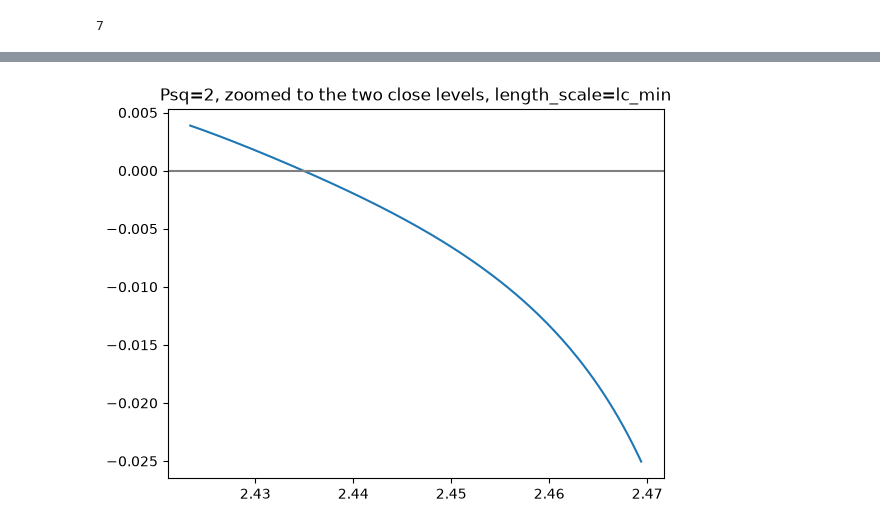
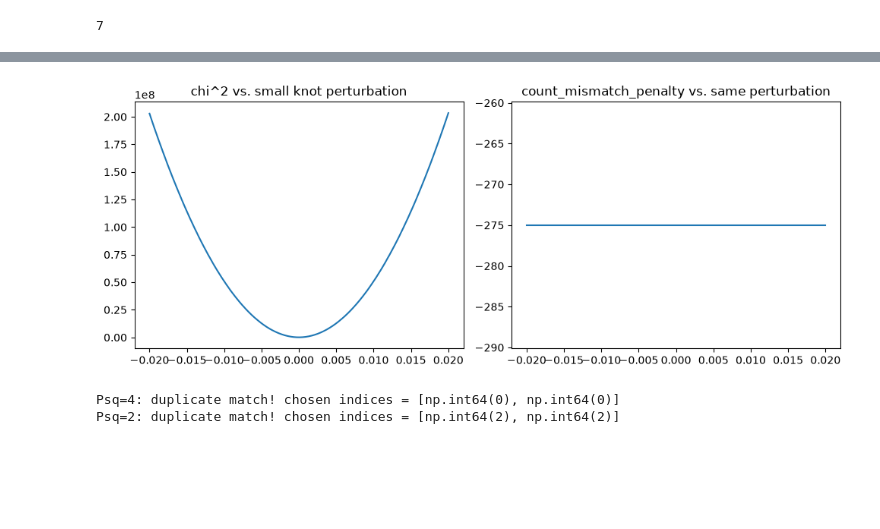
Before and after one commit to ShingLi15/Gaussian-Process-Regressions-for-Di-Nucleon-Data, a Jupyter notebook: Research Paper/GPR using data.ipynb, the cells around one changed output, grey strips where cells are left out. Drawn from its saved outputs; the diff is of its cells as text; code cells hidden in the pictures; blank space fills up the shorter version.

```diff
--- a/Research Paper/GPR using data.ipynb
+++ b/Research Paper/GPR using data.ipynb
@@ -797,7 +797,7 @@ Stage 1.
     - builds nxn kernel matrix, given hyperparamters
     - adds small jitter term
 # %%
-num_knots = 8
+num_knots = 5
 knots = np.linspace(q2_min,q2_max,num_knots) # knots ->x
 
 def RBC_kernel(x,y,sigma,length_scale): # kernel matrix
@@ -1597,21 +1612,56 @@ Sectors most often short on predicted zeros:
 # %%
-Psq = 2
-f_values, sigma, length_scale = best_cold_state_cov   # or any state you have handy
+def scan_for_discontinuity(f_values, sigma, length_scale, channel_data, knot_idx=0, delta_range=0.02, n=200):
+    Kinv_base = Kinv_Grid(q_star_sq_grid, sigma, length_scale, f_values)
+    deltas = np.linspace(-delta_range, delta_range, n)
+    chi2_vals = []
+    penalty_vals = []
 
-# Try an artificially tight length_scale near lc_min to see if the GP
-# can even in principle wiggle fast enough to produce 2 crossings here
-Kinv = Kinv_Grid(q_star_sq_grid, sigma, lc_min, f_values)
-F_vals = np.array([F_function(E, Psq_to_nP[Psq], alpha, 6) for E in Ecm_grid])
-Q = np.real(Kinv + F_vals)
+    for d in deltas:
+        f_perturbed = f_values.copy()
+        f_perturbed[knot_idx] += d
+        Kinv = Kinv_Grid(q_star_sq_grid, sigma, length_scale, f_perturbed)
+        loglike, chi2 = log_likelihood(f_perturbed, sigma, length_scale, channel_data, Kinv)
+        # penalty = loglike - (-0.5*chi2) when chi2 is finite; otherwise it's the big_penalty branch
+        penalty = loglike - (-0.5*chi2) if np.isfinite(chi2) else np.nan
+        chi2_vals.append(chi2)
+        penalty_vals.append(penalty)
 
-# zoom tightly on just this pair's energy window
-target_q2 = [0.4924, 0.4999]
-target_Ecm = [2*np.sqrt(q*1 + m**2) for q in target_q2]  # rough conversion, adjust if needed
-mask = (Ecm_grid > target_Ecm[0]-0.02) & (Ecm_grid < target_Ecm[1]+0.02)
+    plt.figure(figsize=(10,4))
+    plt.subplot(1,2,1)
+    plt.plot(deltas, chi2_vals)
+    plt.title("chi^2 vs. small knot perturbation")
+    plt.subplot(1,2,2)
+    plt.plot(deltas, penalty_vals)
+    plt.title("count_mismatch_penalty vs. same perturbation")
+    plt.tight_layout()
+    plt.show()
 
-plt.plot(Ecm_grid[mask], Q[mask])
-plt.axhline(0, color='gray')
-plt.title(f"Psq={Psq}, zoomed to the two close levels, length_scale=lc_min")
-plt.show()
+scan_for_discontinuity(best_cold_state_cov[0], best_cold_state_cov[1], best_cold_state_cov[2], observed_cache_fake_data)
 # %% [output]
-[figure, old version]
+[figure, new version]
+# %%
+def count_duplicate_matches(f_values, sigma, length_scale, channel_data):
+    Kinv = Kinv_Grid(q_star_sq_grid, sigma, length_scale, f_values)
+    L = channel_data["L"]
+    sector_keys = channel_data["sector_keys"]
+    obs = channel_data["obs"]
+    needed_Psq = sorted(set(psq for psq, _ in sector_keys))
+
+    pred_by_sector = {Psq: np.sort(find_Zeros_GPR(f_values, sigma, length_scale, L, Psq, Kinv)) for Psq in needed_Psq}
+    matched_idx_by_sector = {}
+
+    for i, (Psq, level_index) in enumerate(sector_keys):
+        E_pred_arr = (pred_by_sector[Psq]/2)**2 - m**2
+        if len(E_pred_arr) == 0:
+            continue
+        nearest_idx = np.argmin(np.abs(E_pred_arr - obs[i]))
+        matched_idx_by_sector.setdefault(Psq, []).append(nearest_idx)
+
+    for Psq, idxs in matched_idx_by_sector.items():
+        if len(idxs) != len(set(idxs)):
+            print(f"Psq={Psq}: duplicate match! chosen indices = {idxs}")
+
+count_duplicate_matches(best_cold_state_cov[0], best_cold_state_cov[1], best_cold_state_cov[2], observed_cache_fake_data)
+# %% [output]
+Psq=4: duplicate match! chosen indices = [np.int64(0), np.int64(0)]
+Psq=2: duplicate match! chosen indices = [np.int64(2), np.int64(2)]
```
Also changed, not shown: parts of 12 cells of this notebook.
